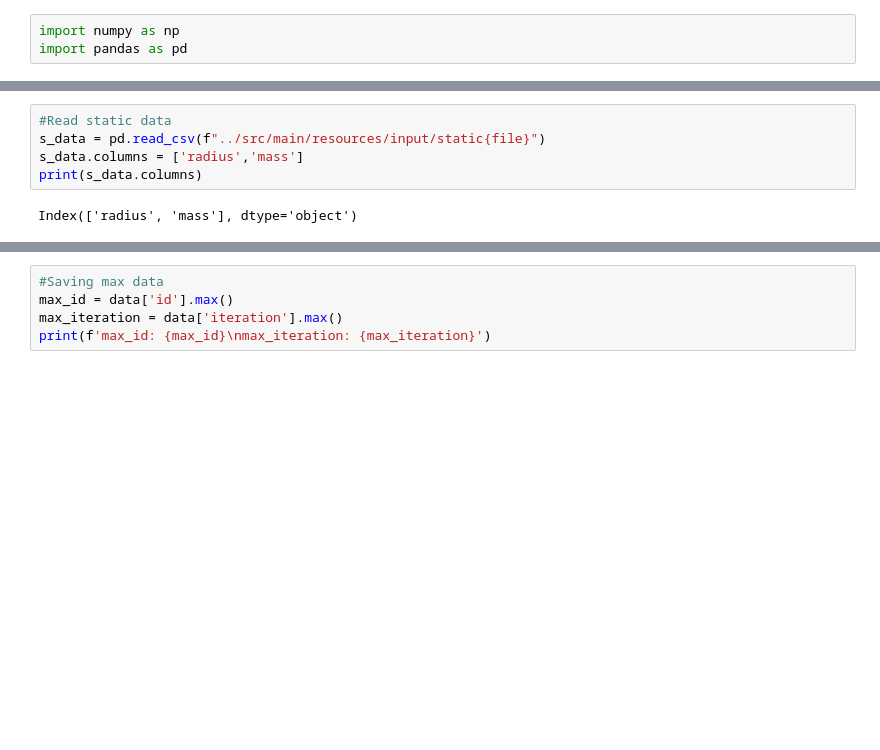
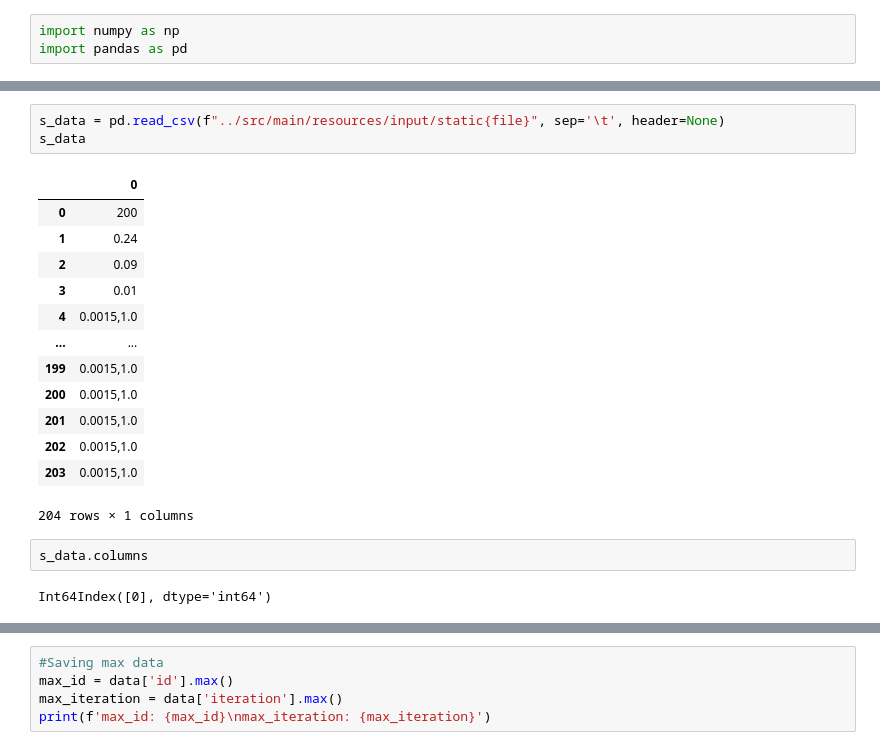
Before and after one commit to JuArce/SS_TP3, a Jupyter notebook: data_analysis/OvitoExporter.ipynb, the cells around one changed output, grey strips where cells are left out. Cells and saved outputs as stored; diff of their text form; blank space fills up the shorter version.

```diff
--- a/data_analysis/OvitoExporter.ipynb
+++ b/data_analysis/OvitoExporter.ipynb
@@ -22,9 +22,23 @@ print(data)
 
 [100000 rows x 6 columns]
 # %%
-#Read static data
-s_data = pd.read_csv(f"../src/main/resources/input/static{file}")
-s_data.columns = ['radius','mass']
-print(s_data.columns)
+s_data = pd.read_csv(f"../src/main/resources/input/static{file}", sep='\t', header=None)
+s_data
 # %% [output]
+|  | 0 |
+| 0 | 200 |
+| 1 | 0.24 |
+| 2 | 0.09 |
+| 3 | 0.01 |
+| 4 | 0.0015,1.0 |
+| ... | ... |
+| 199 | 0.0015,1.0 |
+| 200 | 0.0015,1.0 |
+| 201 | 0.0015,1.0 |
+| 202 | 0.0015,1.0 |
+| 203 | 0.0015,1.0 |
-Index(['radius', 'mass'], dtype='object')
+204 rows × 1 columns
+# %%
+s_data.columns
+# %% [output]
+Int64Index([0], dtype='int64')
```
Also changed, not shown: parts of 8 cells of this notebook.
